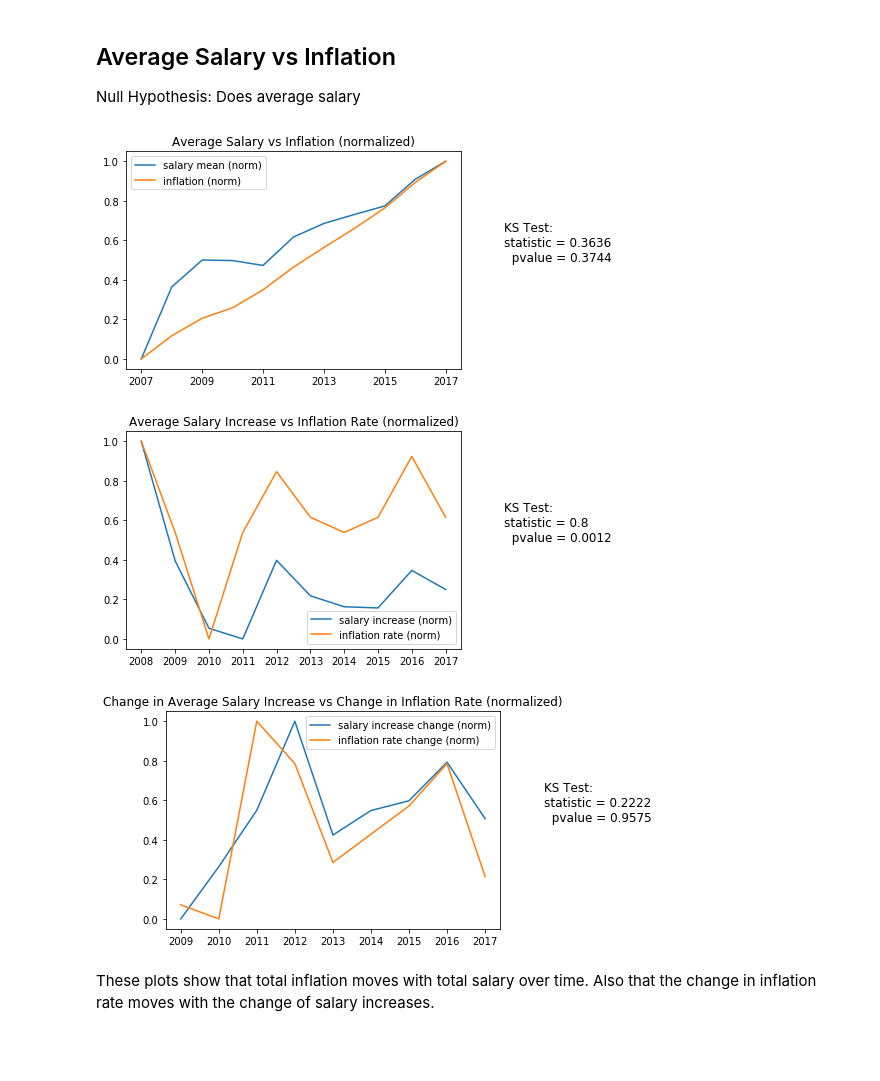
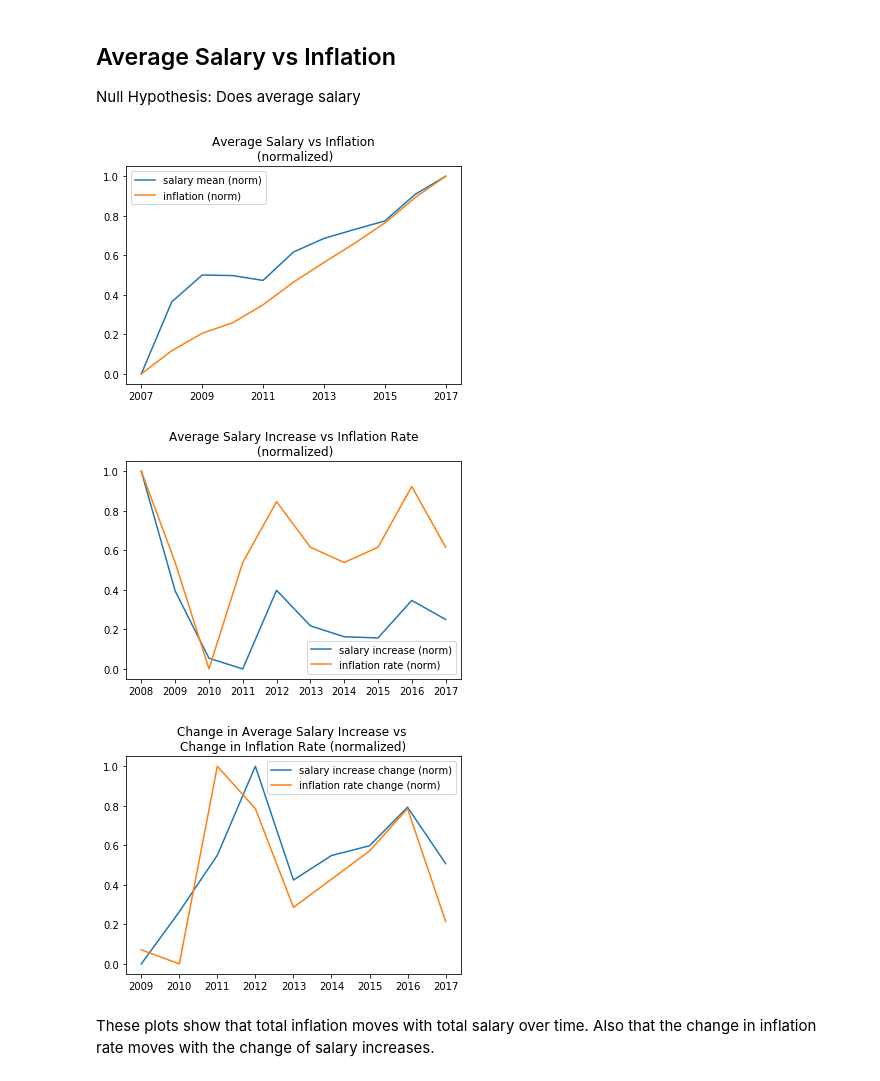
Before and after one commit to iopoi/iowa_state_employee_analysis-, a Jupyter notebook: Explore Events.ipynb, the cells around one changed output. Drawn from its saved outputs; the diff is of its cells as text; code cells hidden in the pictures; blank space fills up the shorter version.

```diff
--- a/Explore Events.ipynb
+++ b/Explore Events.ipynb
@@ -10,7 +10,7 @@ from sklearn import linear_model
 # from scipy.stats import linregress
 %matplotlib inline
 # %%
-path = "../State_of_Iowa_Salary_Book.csv"
+path = "State_of_Iowa_Salary_Book.csv"
 # %%
 def money_to_float(x):
     try:
@@ -145,43 +175,43 @@ inflation_rate_change_norm = (inflation_rate_change-inflation_rate_change.min())
 # %%
 r = stats.ks_2samp(salary_mean_norm["Total Salary Paid"], inflation_norm["Inflation Rate"])
 # print(r)
-plt.figure().text(1, 0.5,
-        "KS Test:\nstatistic = "+str(round(r.statistic, 4))+"\n  pvalue = "+str(round(r.pvalue, 4)),
-                 size=12)
-plt.title("Average Salary vs Inflation (normalized)")
+# plt.figure().text(1, 0.5,
+#         "KS Test:\nstatistic = "+str(round(r.statistic, 4))+"\n  pvalue = "+str(round(r.pvalue, 4)),
+#                  size=12)
+plt.title("Average Salary vs Inflation\n (normalized)")
 plt.plot(salary_mean_norm)
 plt.plot(inflation_norm)
 plt.legend(["salary mean (norm)", "inflation (norm)"])
 plt.show()
 
 r = stats.ks_2samp(salary_increase_norm[1:]["Total Salary Paid"], inflation_rate_norm[1:]["Inflation Rate"])
 # print(r)
-plt.figure().text(1, 0.5,
-        "KS Test:\nstatistic = "+str(round(r.statistic, 4))+"\n  pvalue = "+str(round(r.pvalue, 4)),
-                 size=12)
-plt.title("Average Salary Increase vs Inflation Rate (normalized)")
+# plt.figure().text(1, 0.5,
+#         "KS Test:\nstatistic = "+str(round(r.statistic, 4))+"\n  pvalue = "+str(round(r.pvalue, 4)),
+#                  size=12)
+plt.title("Average Salary Increase vs Inflation Rate\n (normalized)")
 plt.plot(salary_increase_norm[1:])
 plt.plot(inflation_rate_norm[1:])
 plt.legend(["salary increase (norm)", "inflation rate (norm)"])
 plt.show()
 
 r = stats.ks_2samp(salary_increase_change_norm[2:]["Total Salary Paid"], inflation_rate_change_norm[2:]["Inflation Rate"])
 # print(r)
-plt.figure().text(1, 0.5,
-        "KS Test:\nstatistic = "+str(round(r.statistic, 4))+"\n  pvalue = "+str(round(r.pvalue, 4)),
-                 size=12)
-plt.title("Change in Average Salary Increase vs Change in Inflation Rate (normalized)", )
+# plt.figure().text(1, 0.5,
+#         "KS Test:\nstatistic = "+str(round(r.statistic, 4))+"\n  pvalue = "+str(round(r.pvalue, 4)),
+#                  size=12)
+plt.title("Change in Average Salary Increase vs \nChange in Inflation Rate (normalized)")
 # plt.annotate("hello", xy=(0,0))
 plt.plot(salary_increase_change_norm[2:])
 plt.plot(inflation_rate_change_norm[2:])
 plt.legend(["salary increase change (norm)", "inflation rate change (norm)"])
 # plt.text(.05,0.0005, "testing", ha='center')
 
 plt.show()
 # %% [output]
-[figure, old version]
+[figure, new version]
-[figure, old version]
+[figure, new version]
-[figure, old version]
+[figure, new version]
 # %% [markdown]
 These plots show that total inflation moves with total salary over time. Also that the change in inflation rate moves with the change of salary increases.
 # %% [markdown]
```
Also changed, not shown: parts of 8 cells of this notebook.
